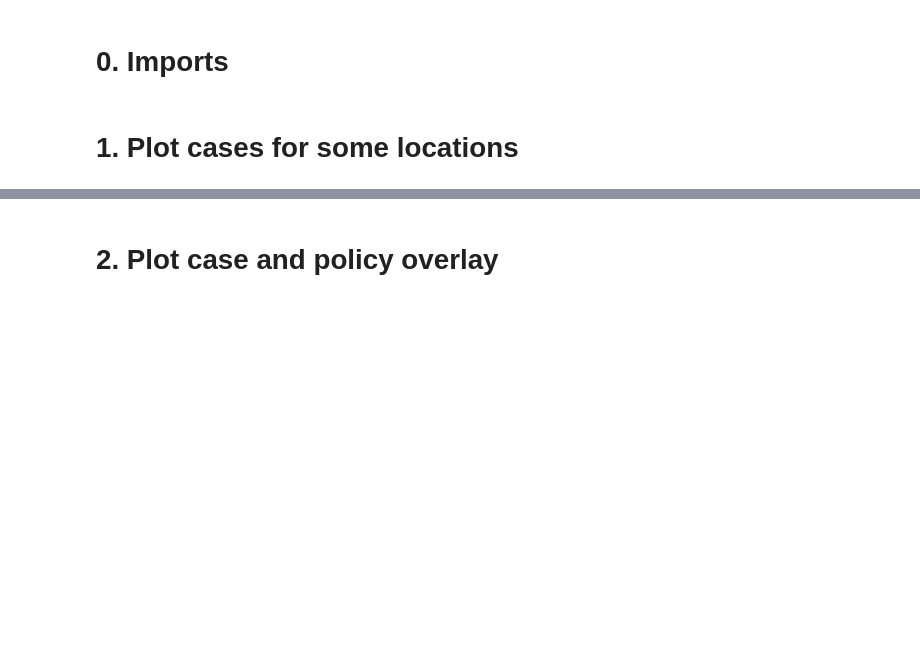
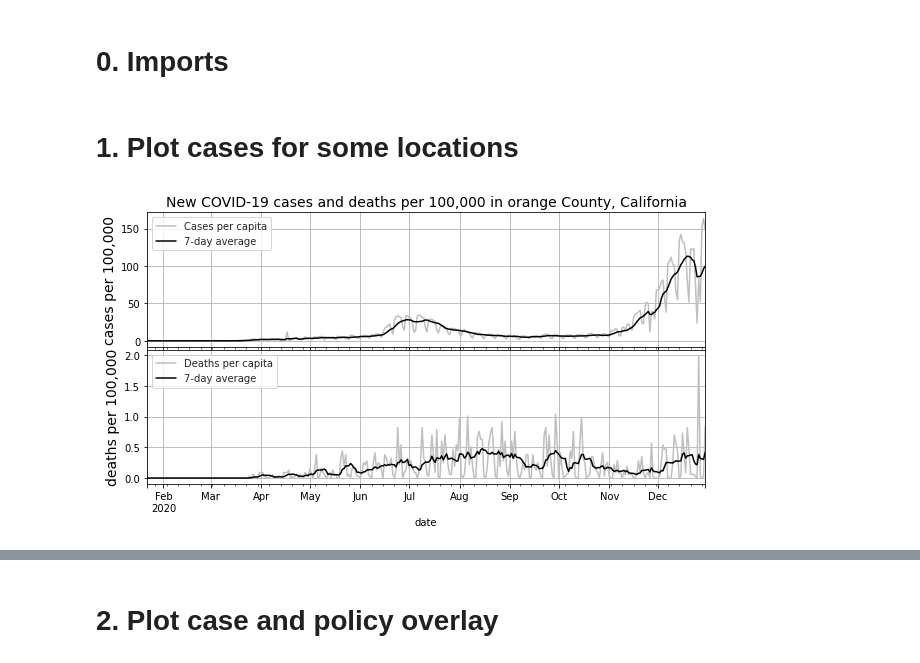
Before and after one commit to apalermo01/Covid-19-correlation-analysis, a Jupyter notebook: 03-Some visualizations.ipynb, the cells around one changed output, grey strips where cells are left out. Drawn from its saved outputs; the diff is of its cells as text; code cells hidden in the pictures; blank space fills up the shorter version.

```diff
--- a/03-Some visualizations.ipynb
+++ b/03-Some visualizations.ipynb
@@ -12,5 +12,7 @@ from covid_project.data_utils import clean_covid_data, clean_policy_data
 case_data = clean_covid_data()
 policy_data = clean_policy_data()
 # %%
-#plot_cases(case_data=case_data)
+plot_cases(case_data=case_data)
+# %% [output]
+[figure, added]
 # %%
```
Also changed, not shown: parts of 2 cells of this notebook, 11 other files.
